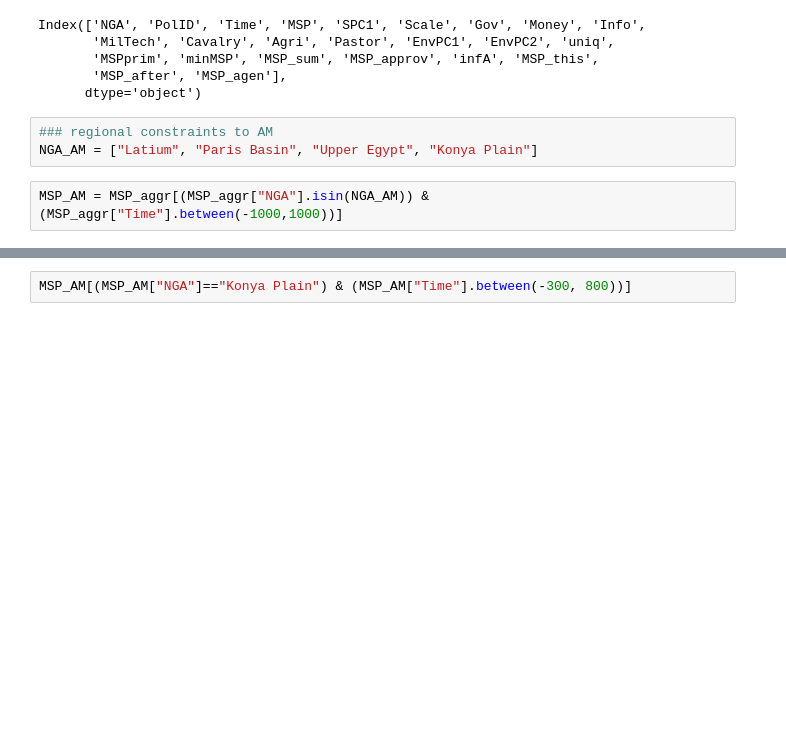
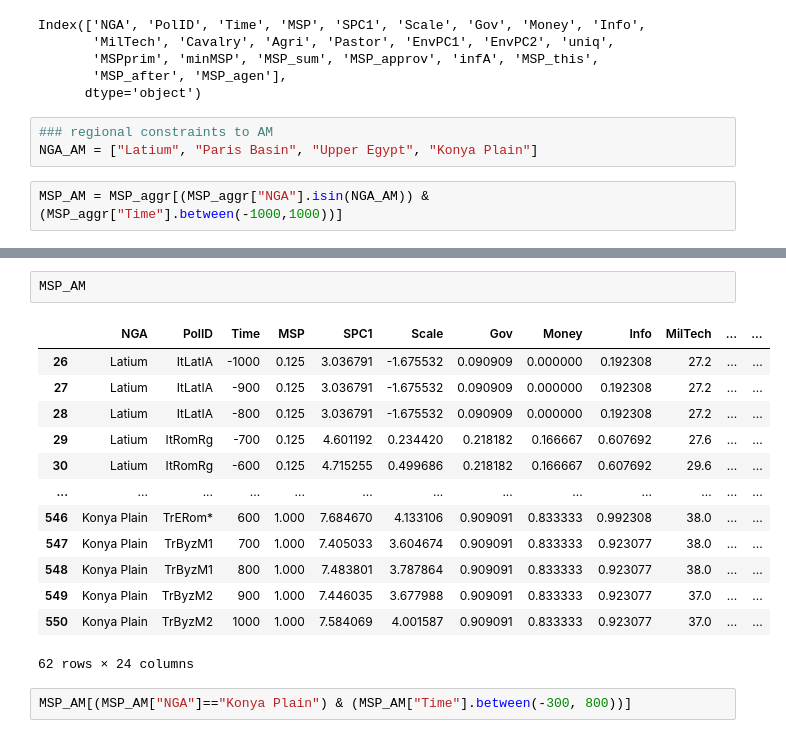
Before and after one commit to kasev/MSRagri, a Jupyter notebook: scripts/analysis.ipynb, the cells around one changed output, grey strips where cells are left out. Cells and saved outputs as stored; diff of their text form; blank space fills up the shorter version.

```diff
--- a/scripts/analysis.ipynb
+++ b/scripts/analysis.ipynb
@@ -101,3 +109,19 @@ MSP_AM = MSP_aggr[(MSP_aggr["NGA"].isin(NGA_AM)) & (MSP_aggr["Time"].between(-10
+# %%
+MSP_AM
+# %% [output]
+|  | NGA | PolID | Time | MSP | SPC1 | Scale | Gov | Money | Info | MilTech | ... | ... |
+| 26 | Latium | ItLatIA | -1000 | 0.125 | 3.036791 | -1.675532 | 0.090909 | 0.000000 | 0.192308 | 27.2 | ... | ... |
+| 27 | Latium | ItLatIA | -900 | 0.125 | 3.036791 | -1.675532 | 0.090909 | 0.000000 | 0.192308 | 27.2 | ... | ... |
+| 28 | Latium | ItLatIA | -800 | 0.125 | 3.036791 | -1.675532 | 0.090909 | 0.000000 | 0.192308 | 27.2 | ... | ... |
+| 29 | Latium | ItRomRg | -700 | 0.125 | 4.601192 | 0.234420 | 0.218182 | 0.166667 | 0.607692 | 27.6 | ... | ... |
+| 30 | Latium | ItRomRg | -600 | 0.125 | 4.715255 | 0.499686 | 0.218182 | 0.166667 | 0.607692 | 29.6 | ... | ... |
+| ... | ... | ... | ... | ... | ... | ... | ... | ... | ... | ... | ... | ... |
+| 546 | Konya Plain | TrERom* | 600 | 1.000 | 7.684670 | 4.133106 | 0.909091 | 0.833333 | 0.992308 | 38.0 | ... | ... |
+| 547 | Konya Plain | TrByzM1 | 700 | 1.000 | 7.405033 | 3.604674 | 0.909091 | 0.833333 | 0.923077 | 38.0 | ... | ... |
+| 548 | Konya Plain | TrByzM1 | 800 | 1.000 | 7.483801 | 3.787864 | 0.909091 | 0.833333 | 0.923077 | 38.0 | ... | ... |
+| 549 | Konya Plain | TrByzM2 | 900 | 1.000 | 7.446035 | 3.677988 | 0.909091 | 0.833333 | 0.923077 | 37.0 | ... | ... |
+| 550 | Konya Plain | TrByzM2 | 1000 | 1.000 | 7.584069 | 4.001587 | 0.909091 | 0.833333 | 0.923077 | 37.0 | ... | ... |
+62 rows × 24 columns
 # %%
 MSP_AM[(MSP_AM["NGA"]=="Konya Plain") & (MSP_AM["Time"].between(-300, 800))]
 # %% [output]
```
Also changed, not shown: parts of 27 cells of this notebook, 10 other files.
